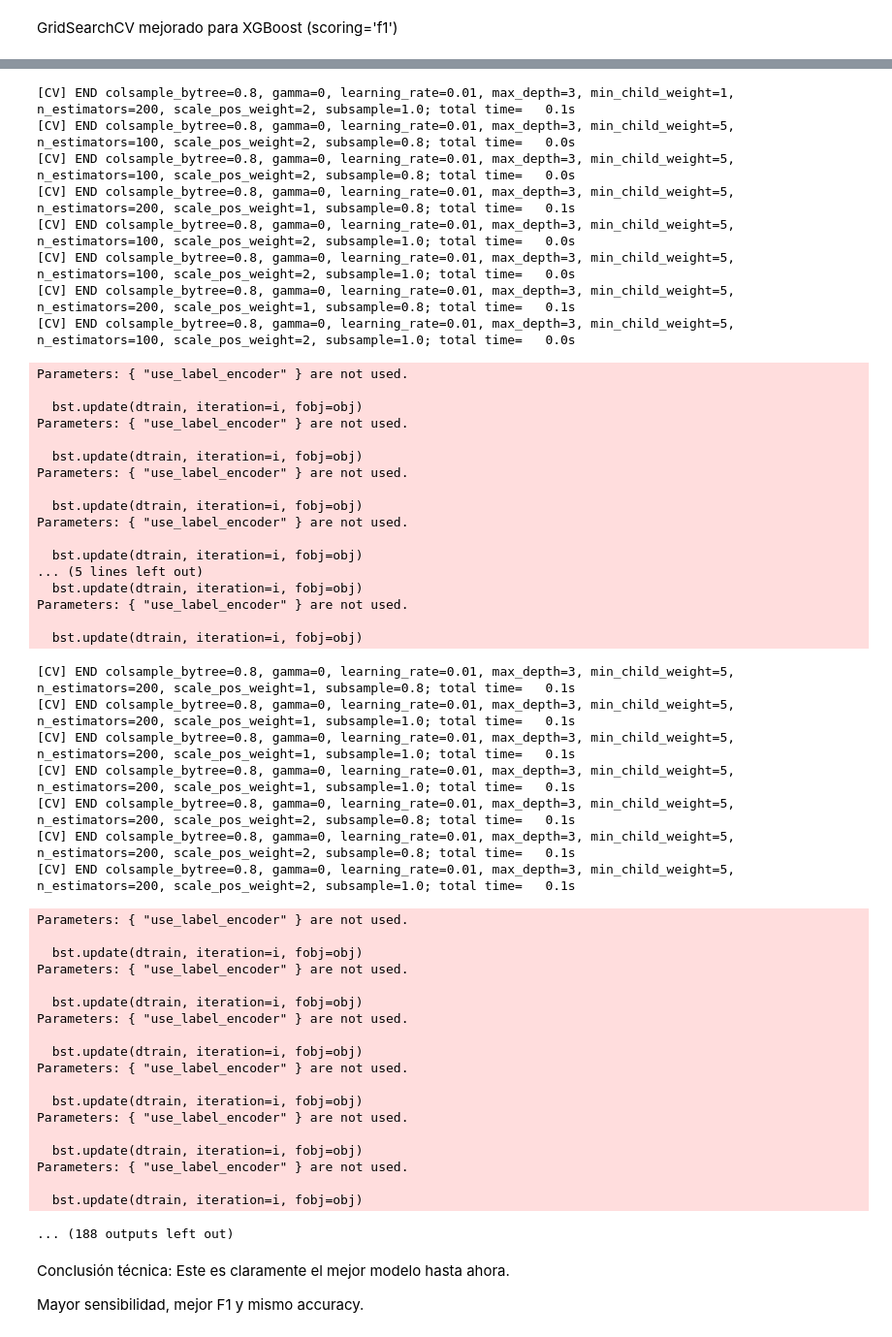
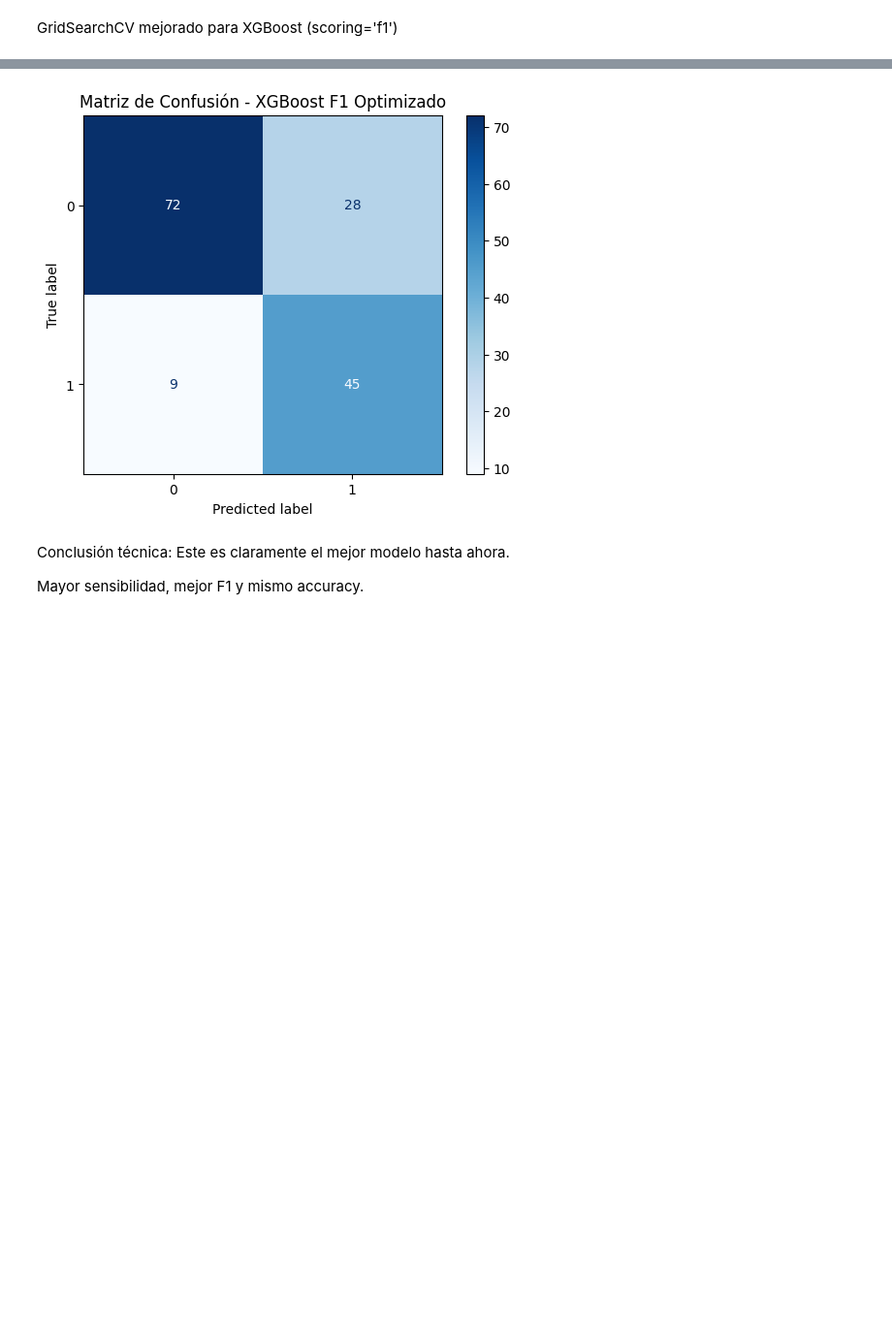
Before and after one commit to 4GeeksAcademy/Ejercicio_XGBOOST_Rene, a Jupyter notebook: src/explore.ipynb, the cells around one changed output, grey strips where cells are left out. Shown: that part at 97% size. Drawn from its saved outputs; the diff is of its cells as text; code cells hidden in the pictures; blank space fills up the shorter version.

```diff
--- a/src/explore.ipynb
+++ b/src/explore.ipynb
@@ -224,8 +133,7 @@ param_grid = {
     'min_child_weight': [1, 5]
 }
 
-xgb_tuned = XGBClassifier(use_label_encoder=False, eval_metric='logloss', random_state=42)
-
+xgb_tuned = XGBClassifier(eval_metric='logloss', random_state=42)
 grid_search = GridSearchCV(estimator=xgb_tuned,
                            param_grid=param_grid,
                            scoring='f1',
@@ -349,54 +175,4 @@ Parameters: { "use_label_encoder" } are not used.
-[CV] END colsample_bytree=0.8, gamma=0, learning_rate=0.01, max_depth=3, min_child_weight=1, n_estimators=200, scale_pos_weight=2, subsample=1.0; total time=   0.1s
-[CV] END colsample_bytree=0.8, gamma=0, learning_rate=0.01, max_depth=3, min_child_weight=5, n_estimators=100, scale_pos_weight=2, subsample=0.8; total time=   0.0s
-[CV] END colsample_bytree=0.8, gamma=0, learning_rate=0.01, max_depth=3, min_child_weight=5, n_estimators=100, scale_pos_weight=2, subsample=0.8; total time=   0.0s
-[CV] END colsample_bytree=0.8, gamma=0, learning_rate=0.01, max_depth=3, min_child_weight=5, n_estimators=200, scale_pos_weight=1, subsample=0.8; total time=   0.1s
-[CV] END colsample_bytree=0.8, gamma=0, learning_rate=0.01, max_depth=3, min_child_weight=5, n_estimators=100, scale_pos_weight=2, subsample=1.0; total time=   0.0s
-[CV] END colsample_bytree=0.8, gamma=0, learning_rate=0.01, max_depth=3, min_child_weight=5, n_estimators=100, scale_pos_weight=2, subsample=1.0; total time=   0.0s
-[CV] END colsample_bytree=0.8, gamma=0, learning_rate=0.01, max_depth=3, min_child_weight=5, n_estimators=200, scale_pos_weight=1, subsample=0.8; total time=   0.1s
-[CV] END colsample_bytree=0.8, gamma=0, learning_rate=0.01, max_depth=3, min_child_weight=5, n_estimators=100, scale_pos_weight=2, subsample=1.0; total time=   0.0s
-Parameters: { "use_label_encoder" } are not used.
-
-  bst.update(dtrain, iteration=i, fobj=obj)
-Parameters: { "use_label_encoder" } are not used.
-
-  bst.update(dtrain, iteration=i, fobj=obj)
-Parameters: { "use_label_encoder" } are not used.
-
-  bst.update(dtrain, iteration=i, fobj=obj)
-Parameters: { "use_label_encoder" } are not used.
-
-  bst.update(dtrain, iteration=i, fobj=obj)
-... (5 lines left out)
-  bst.update(dtrain, iteration=i, fobj=obj)
-Parameters: { "use_label_encoder" } are not used.
-
-  bst.update(dtrain, iteration=i, fobj=obj)
-[CV] END colsample_bytree=0.8, gamma=0, learning_rate=0.01, max_depth=3, min_child_weight=5, n_estimators=200, scale_pos_weight=1, subsample=0.8; total time=   0.1s
-[CV] END colsample_bytree=0.8, gamma=0, learning_rate=0.01, max_depth=3, min_child_weight=5, n_estimators=200, scale_pos_weight=1, subsample=1.0; total time=   0.1s
-[CV] END colsample_bytree=0.8, gamma=0, learning_rate=0.01, max_depth=3, min_child_weight=5, n_estimators=200, scale_pos_weight=1, subsample=1.0; total time=   0.1s
-[CV] END colsample_bytree=0.8, gamma=0, learning_rate=0.01, max_depth=3, min_child_weight=5, n_estimators=200, scale_pos_weight=1, subsample=1.0; total time=   0.1s
-[CV] END colsample_bytree=0.8, gamma=0, learning_rate=0.01, max_depth=3, min_child_weight=5, n_estimators=200, scale_pos_weight=2, subsample=0.8; total time=   0.1s
-[CV] END colsample_bytree=0.8, gamma=0, learning_rate=0.01, max_depth=3, min_child_weight=5, n_estimators=200, scale_pos_weight=2, subsample=0.8; total time=   0.1s
-[CV] END colsample_bytree=0.8, gamma=0, learning_rate=0.01, max_depth=3, min_child_weight=5, n_estimators=200, scale_pos_weight=2, subsample=1.0; total time=   0.1s
-Parameters: { "use_label_encoder" } are not used.
-
-  bst.update(dtrain, iteration=i, fobj=obj)
-Parameters: { "use_label_encoder" } are not used.
-
-  bst.update(dtrain, iteration=i, fobj=obj)
-Parameters: { "use_label_encoder" } are not used.
-
-  bst.update(dtrain, iteration=i, fobj=obj)
-Parameters: { "use_label_encoder" } are not used.
-
-  bst.update(dtrain, iteration=i, fobj=obj)
-Parameters: { "use_label_encoder" } are not used.
-
-  bst.update(dtrain, iteration=i, fobj=obj)
-Parameters: { "use_label_encoder" } are not used.
-
-  bst.update(dtrain, iteration=i, fobj=obj)
-... (188 outputs left out)
+[figure, added]
 # %% [markdown]
 Conclusión técnica:
 Este es claramente el mejor modelo hasta ahora.
```
Also changed, not shown: parts of 3 cells of this notebook.
